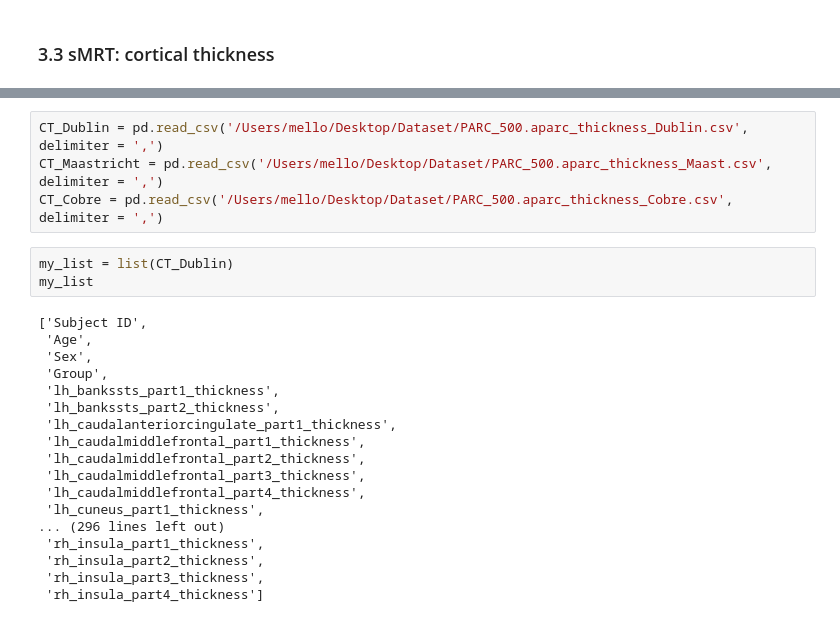
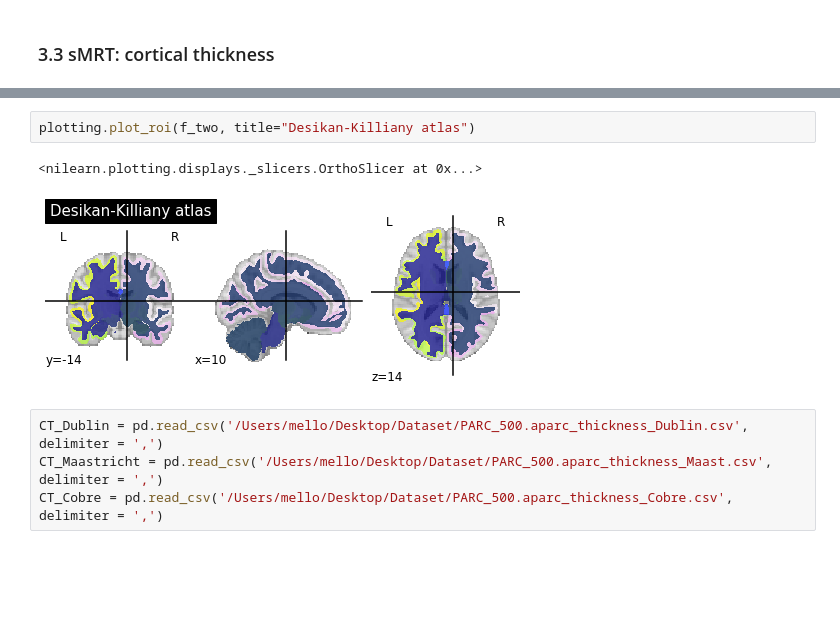
Before and after one commit to mello-y/MSc5_research_project, a Jupyter notebook: data/Data_exploration.ipynb, the cells around one changed output, grey strips where cells are left out. Drawn from its saved outputs; the diff is of its cells as text; blank space fills up the shorter version.

```diff
--- a/data/Data_exploration.ipynb
+++ b/data/Data_exploration.ipynb
@@ -156,25 +176,9 @@ For the macro-structural data T1-weighted images were used and the surface was p
+# %%
+plotting.plot_roi(f_two, title="Desikan-Killiany atlas")
+# %% [output]
+<nilearn.plotting.displays._slicers.OrthoSlicer at 0x...>
+[figure, added]
 # %%
 CT_Dublin = pd.read_csv('/Users/mello/Desktop/Dataset/PARC_500.aparc_thickness_Dublin.csv', delimiter = ',')
 CT_Maastricht = pd.read_csv('/Users/mello/Desktop/Dataset/PARC_500.aparc_thickness_Maast.csv', delimiter = ',')
 CT_Cobre = pd.read_csv('/Users/mello/Desktop/Dataset/PARC_500.aparc_thickness_Cobre.csv', delimiter = ',')
-# %%
-my_list = list(CT_Dublin)
-my_list
-# %% [output]
-['Subject ID',
- 'Age',
- 'Sex',
- 'Group',
- 'lh_bankssts_part1_thickness',
- 'lh_bankssts_part2_thickness',
- 'lh_caudalanteriorcingulate_part1_thickness',
- 'lh_caudalmiddlefrontal_part1_thickness',
- 'lh_caudalmiddlefrontal_part2_thickness',
- 'lh_caudalmiddlefrontal_part3_thickness',
- 'lh_caudalmiddlefrontal_part4_thickness',
- 'lh_cuneus_part1_thickness',
-... (296 lines left out)
- 'rh_insula_part1_thickness',
- 'rh_insula_part2_thickness',
- 'rh_insula_part3_thickness',
- 'rh_insula_part4_thickness']
```
Also changed, not shown: parts of 7 cells of this notebook.
